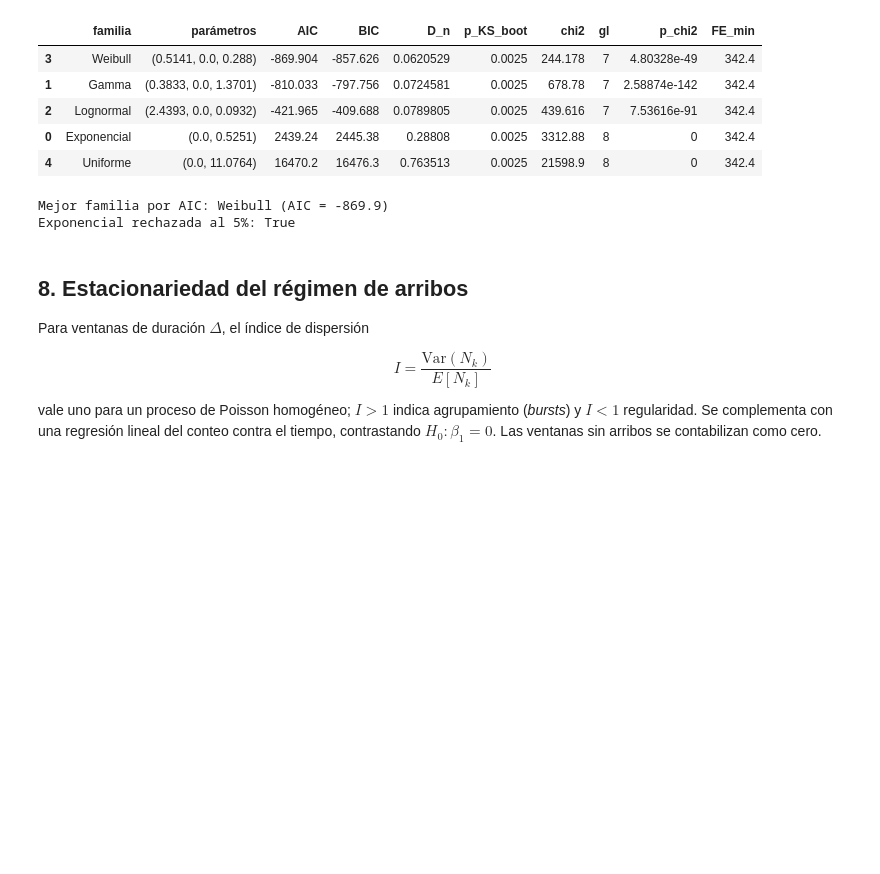
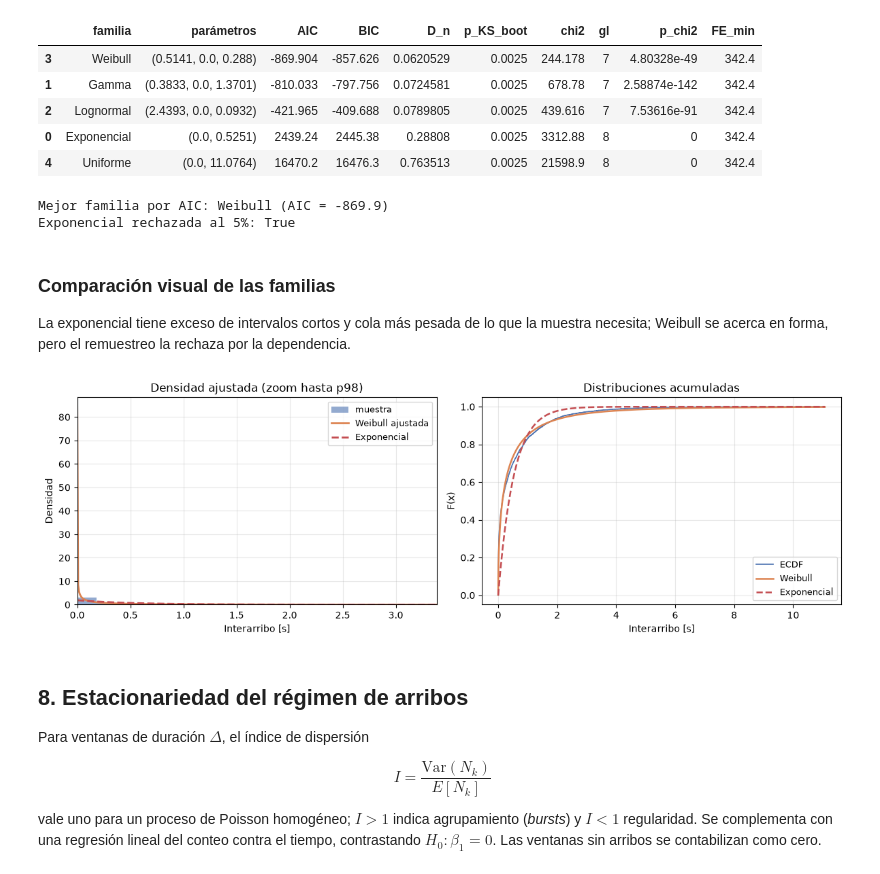
Before and after one commit to Damianpiazz/Simulacion-TFI, a Jupyter notebook: analisis_viabilidad_captura.ipynb, the cells around one changed output. Cells and saved outputs as stored; diff of their text form; code cells hidden in the pictures; blank space fills up the shorter version.

Commit message:
docs: agregar graficos explicativos, conclusiones y dependencias del analisis

```diff
--- a/analisis_viabilidad_captura.ipynb
+++ b/analisis_viabilidad_captura.ipynb
@@ -395,9 +471,11 @@ def chi_square_test(x, dist, params, p_free, n_bins=N_BINS):
     return statistic, dof, stats.chi2.sf(statistic, dof), expected
 
 
+fitted_params = {}
 fit_rows = []
 for name, dist, kwargs in families:
     params = dist.fit(interarrivals, **kwargs)
+    fitted_params[name] = params
     loglik = float(np.sum(dist.logpdf(interarrivals, *params)))
     k = len(params) - 1  # `floc=0` no es un parámetro libre
     ks = stats.kstest(interarrivals, dist.cdf, args=params)
@@ -432,6 +510,43 @@ print(f"Exponencial rechazada al {ALPHA:.0%}: {bool(fits.loc[fits['familia'] ==
 | 4 | Uniforme | (0.0, 11.0764) | 16470.2 | 16476.3 | 0.763513 | 0.0025 | 21598.9 | 8 | 0 | 342.4 |
 Mejor familia por AIC: Weibull (AIC = -869.9)
 Exponencial rechazada al 5%: True
+# %% [markdown]
+### Comparación visual de las familias
+
+La exponencial tiene exceso de intervalos cortos y cola más pesada de lo que la muestra necesita; Weibull se acerca en forma, pero el remuestreo la rechaza por la dependencia.
+# %%
+weibull_params = fitted_params["Weibull"]
+exp_params = fitted_params["Exponencial"]
+x_max = np.quantile(interarrivals, 0.98)
+x_grid = np.linspace(1e-4, x_max, 400)
+
+fig, axes = plt.subplots(1, 2, figsize=(12, 4))
+axes[0].hist(interarrivals, bins=60, density=True, color="#4C72B0", alpha=0.6, label="muestra")
+axes[0].plot(x_grid, stats.weibull_min.pdf(x_grid, *weibull_params),
+             color="#DD8452", lw=2, label="Weibull ajustada")
+axes[0].plot(x_grid, stats.expon.pdf(x_grid, *exp_params),
+             color="#C44E52", ls="--", lw=2, label="Exponencial")
+axes[0].set_xlim(0, x_max)
+axes[0].set_title("Densidad ajustada (zoom hasta p98)")
+axes[0].set_xlabel("Interarribo [s]")
+axes[0].set_ylabel("Densidad")
+axes[0].legend(fontsize=9)
+
+x_ecdf = np.sort(interarrivals)
+y_ecdf = np.arange(1, n + 1) / n
+axes[1].step(x_ecdf, y_ecdf, where="post", color="#4C72B0", lw=1.2, label="ECDF")
+axes[1].plot(x_ecdf, stats.weibull_min.cdf(x_ecdf, *weibull_params),
+             color="#DD8452", lw=1.8, label="Weibull")
+axes[1].plot(x_ecdf, stats.expon.cdf(x_ecdf, *exp_params),
+             color="#C44E52", ls="--", lw=1.8, label="Exponencial")
+axes[1].set_title("Distribuciones acumuladas")
+axes[1].set_xlabel("Interarribo [s]")
+axes[1].set_ylabel("F(x)")
+axes[1].legend(fontsize=9)
+plt.tight_layout()
+plt.show()
+# %% [output]
+[figure, added]
 # %% [markdown]
 ## 8. Estacionariedad del régimen de arribos
 
```
Also changed, not shown: parts of 15 cells of this notebook, 1 other file.
